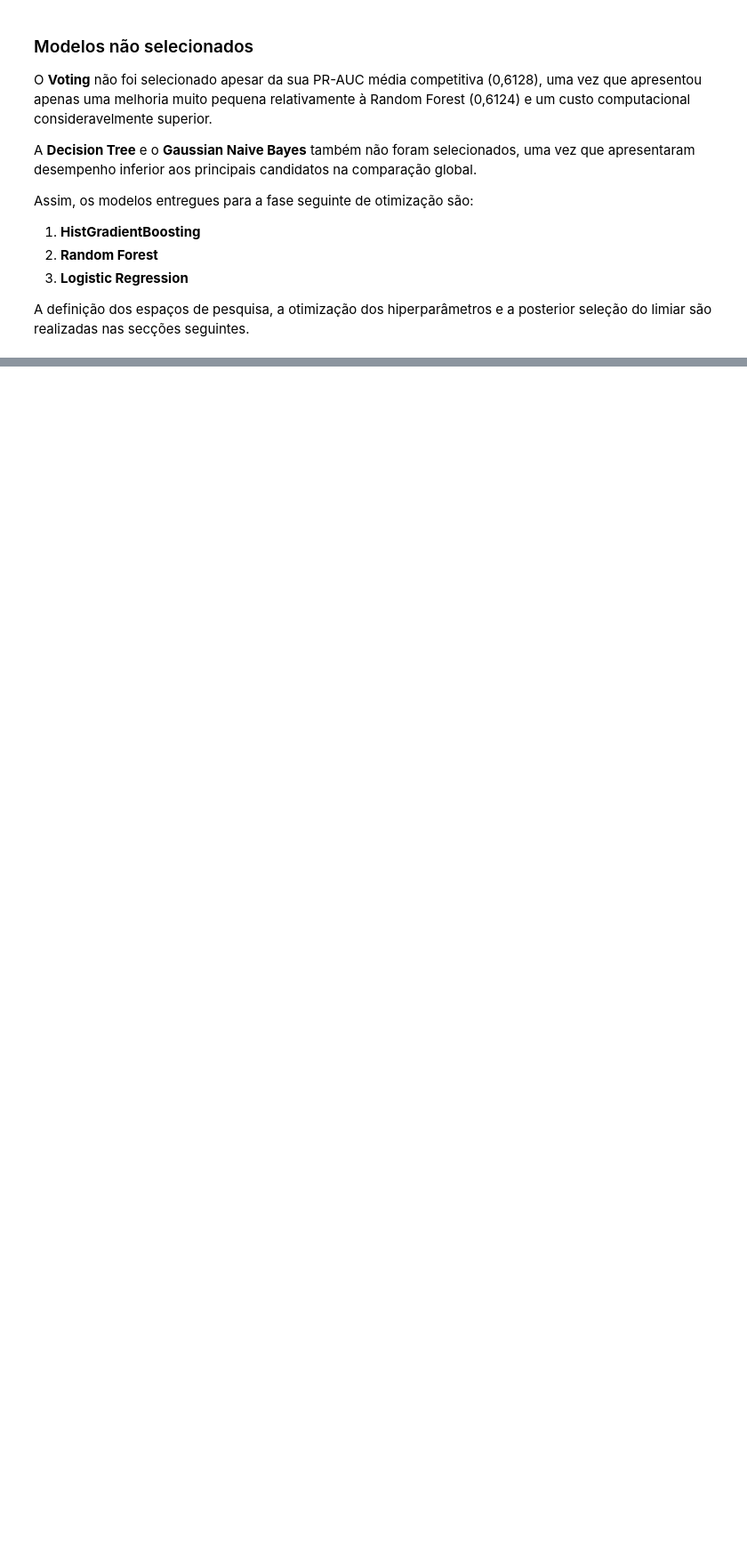
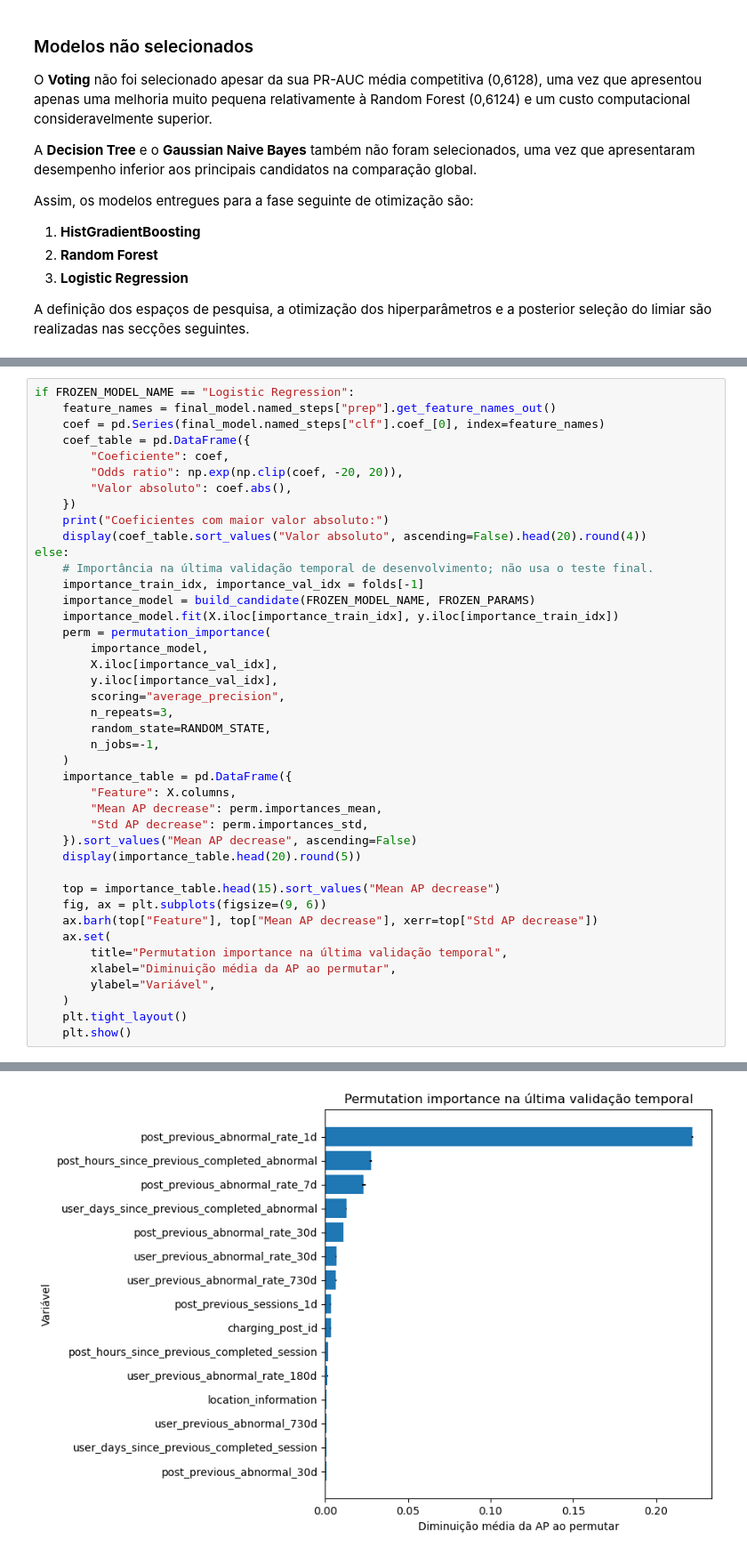
Before and after one commit to marianaCorreiia/MINDD-GPA-1260527-1211883-1231261, a Jupyter notebook: task4.ipynb, the cells around one changed output, grey strips where cells are left out. Shown at 89% size. Cells and saved outputs as stored; diff of their text form; blank space fills up the shorter version.

```diff
--- a/task4.ipynb
+++ b/task4.ipynb
@@ -42,0 +748,43 @@ A definição dos espaços de pesquisa, a otimização dos hiperparâmetros e a
+# %%
+if FROZEN_MODEL_NAME == "Logistic Regression":
+    feature_names = final_model.named_steps["prep"].get_feature_names_out()
+    coef = pd.Series(final_model.named_steps["clf"].coef_[0], index=feature_names)
+    coef_table = pd.DataFrame({
+        "Coeficiente": coef,
+        "Odds ratio": np.exp(np.clip(coef, -20, 20)),
+        "Valor absoluto": coef.abs(),
+    })
+    print("Coeficientes com maior valor absoluto:")
+    display(coef_table.sort_values("Valor absoluto", ascending=False).head(20).round(4))
+else:
+    # Importância na última validação temporal de desenvolvimento; não usa o teste final.
+    importance_train_idx, importance_val_idx = folds[-1]
+    importance_model = build_candidate(FROZEN_MODEL_NAME, FROZEN_PARAMS)
+    importance_model.fit(X.iloc[importance_train_idx], y.iloc[importance_train_idx])
+    perm = permutation_importance(
+        importance_model,
+        X.iloc[importance_val_idx],
+        y.iloc[importance_val_idx],
+        scoring="average_precision",
+        n_repeats=3,
+        random_state=RANDOM_STATE,
+        n_jobs=-1,
+    )
+    importance_table = pd.DataFrame({
+        "Feature": X.columns,
+        "Mean AP decrease": perm.importances_mean,
+        "Std AP decrease": perm.importances_std,
+    }).sort_values("Mean AP decrease", ascending=False)
+    display(importance_table.head(20).round(5))
+
+    top = importance_table.head(15).sort_values("Mean AP decrease")
+    fig, ax = plt.subplots(figsize=(9, 6))
+    ax.barh(top["Feature"], top["Mean AP decrease"], xerr=top["Std AP decrease"])
+    ax.set(
+        title="Permutation importance na última validação temporal",
+        xlabel="Diminuição média da AP ao permutar",
+        ylabel="Variável",
+    )
+    plt.tight_layout()
+    plt.show()
+# %% [output]
@@ -42,0 +808 @@ A definição dos espaços de pesquisa, a otimização dos hiperparâmetros e a
+[figure, added]
```
Also changed, not shown: parts of 26 cells of this notebook.
